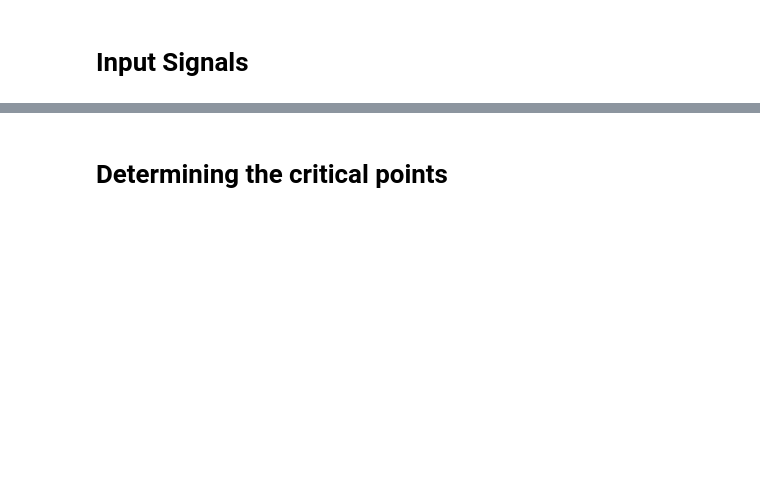
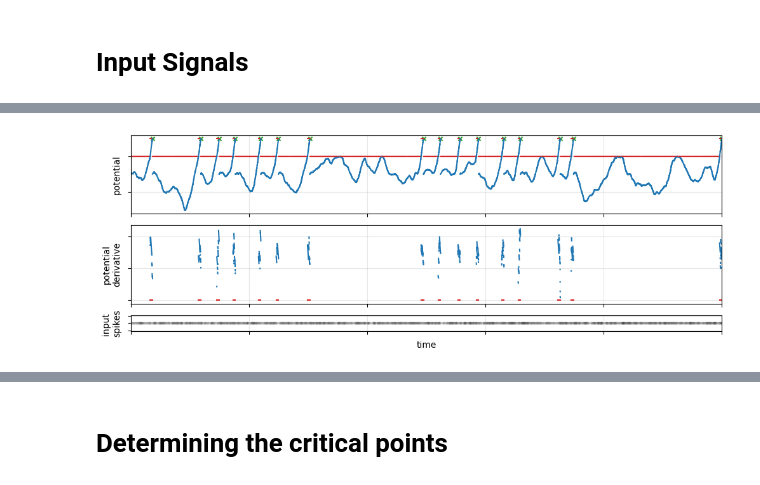
Before and after one commit to haguettaz/rsnn, a Jupyter notebook: notebooks/optim.ipynb, the cells around one changed output, grey strips where cells are left out. Drawn from its saved outputs; the diff is of its cells as text; code cells hidden in the pictures; blank space fills up the shorter version.

```diff
--- a/notebooks/optim.ipynb
+++ b/notebooks/optim.ipynb
@@ -401,23 +337,15 @@ NotImplementedError: The rest of the code is not implemented yet.
 # %%
-n_in_channels = 10
-n_in_times = 15
-f_thresh = 1.0
-zmax, dzmin = 0.0, 0.5
-eps = 0.5
-period = 10.0
-in_times = np.random.uniform(0.0, period, size=n_in_times)
-in_channels = (np.random.randint(0, n_in_channels, size=n_in_times))
+neuron = Neuron()
 
-neuron = optim.Neuron()
 neuron.init_solver(
-        np.array([]),
+        np.copy(f_times_0[:-1]),
         in_times,
         in_channels,
         period=period,
-        eps=eps,
-        zmax=zmax,
-        dzmin=dzmin,
-        f_thresh=f_thresh
+        eps=0.2,
+        zmax=0.0,
+        dzmin=2.0,
     )
+print("Starting learning...")
 neuron.learn()
 # %% [output]
@@ -426,0 +369,50 @@ Solved in 1 iterations! Cost is 0.000 for 0 constraints.
+# %%
+fig, axes = plt.subplots(
+    3,
+    figsize=(12, 4),
+    height_ratios=(1, 1, 0.2),
+    sharex=True,
+)
+
+axes[0].set_xlim(f_times_0[0], f_times_0[-1])
+axes[2].set_xlabel("time")
+axes[0].set_ylabel("potential")
+axes[1].set_ylabel("potential\nderivative")
+axes[2].set_ylabel("input \nspikes")
+axes[0].grid(True, alpha=0.3)
+axes[1].grid(True, alpha=0.3)
+axes[2].grid(True, alpha=0.3)
+
+axes[0].set_xticklabels([])
+axes[0].set_yticklabels([])
+axes[1].set_xticklabels([])
+axes[1].set_yticklabels([])
+axes[2].set_xticklabels([])
+axes[2].set_yticklabels([])
+
+for start, length, c0, c1, lim in zip(
+    neuron.z_start, neuron.z_length, neuron.z_c0, neuron.z_c1, neuron.z_lim
+):
+    dt_vals = np.arange(0, length, 1e-3)
+    t_vals = dt_vals + start
+    y_vals = (c0 + c1 * dt_vals) * np.exp(-dt_vals)
+    axes[0].plot(t_vals, y_vals, linewidth=1.5, c="C0", label="__nolegend_")
+    axes[0].plot(t_vals, np.full_like(t_vals, lim), c="C3", label="__nolegend_")
+
+for start, length, c0, c1, lim in zip(
+    neuron.dz_start, neuron.dz_length, neuron.dz_c0, neuron.dz_c1, neuron.dz_lim
+):
+    dt_vals = np.arange(0, length, 1e-3)
+    t_vals = dt_vals + start
+    y_vals = (c0 + c1 * dt_vals) * np.exp(-dt_vals)
+    axes[1].plot(t_vals, -y_vals, linewidth=1.5, c="C0", label="__nolegend_")
+    axes[1].plot(t_vals, np.full_like(t_vals, -lim), c="C3", label="__nolegend_")
+
+axes[0].scatter(f_times_0[1:], np.full_like(f_times_0[1:], FIRING_THRESHOLD), marker="x", s=20, c="C2")
+
+axes[2].scatter(in_times % period, np.zeros_like(in_times), s=5, color="black", label="_nolegend_", alpha=0.03)
+
+# plt.tight_layout()
+plt.show()
+# %% [output]
+[figure, added]
```
Also changed, not shown: parts of 20 cells of this notebook, 9 other files.
